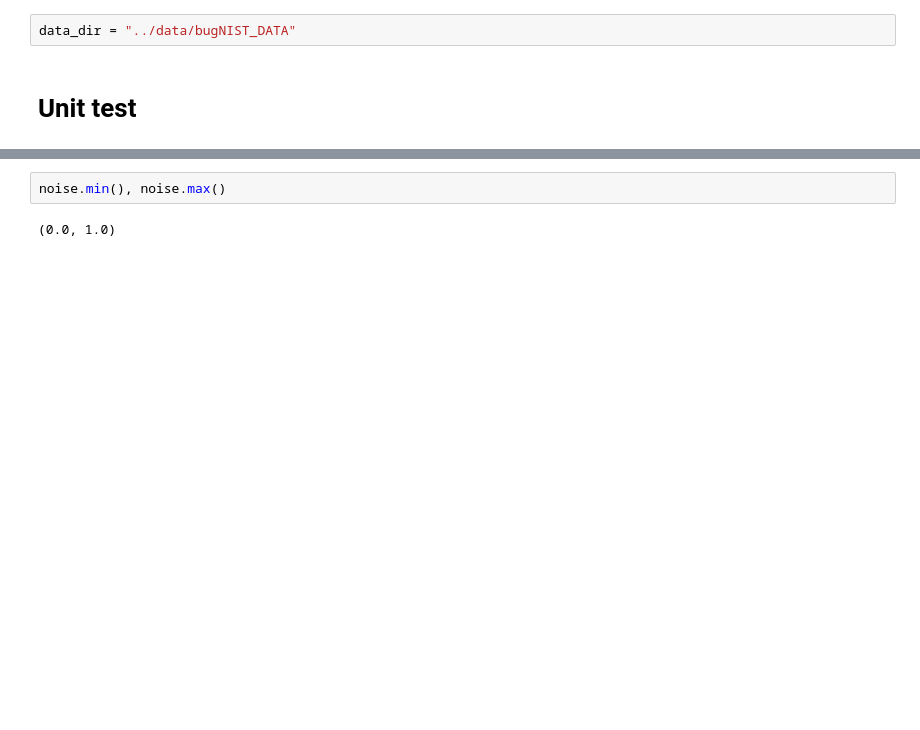
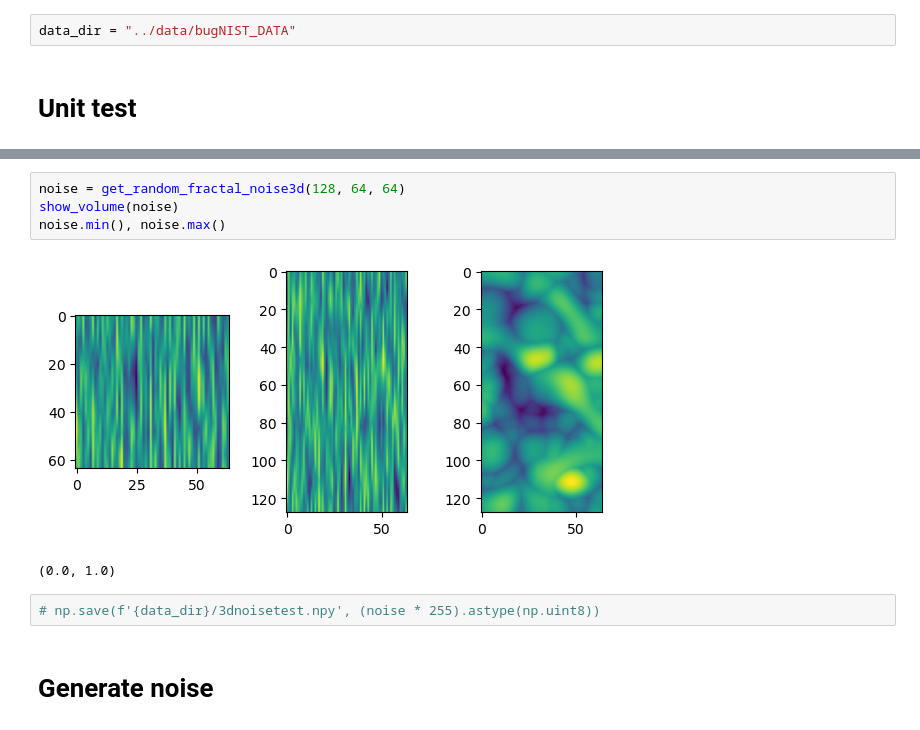
Before and after one commit to R0ner/cnn-context, a Jupyter notebook: notebooks/bn-07-3dperlin.ipynb, the cells around one changed output, grey strips where cells are left out. Drawn from its saved outputs; the diff is of its cells as text; blank space fills up the shorter version.

```diff
--- a/notebooks/bn-07-3dperlin.ipynb
+++ b/notebooks/bn-07-3dperlin.ipynb
@@ -35,4 +31,11 @@ show_volume(noise)
-# %%
-noise.min(), noise.max()
-# %% [output]
-(0.0, 1.0)
+# %%
+noise = get_random_fractal_noise3d(128, 64, 64)
+show_volume(noise)
+noise.min(), noise.max()
+# %% [output]
+[figure, added]
+(0.0, 1.0)
+# %%
+# np.save(f'{data_dir}/3dnoisetest.npy', (noise * 255).astype(np.uint8))
+# %% [markdown]
+# Generate noise
```
Also changed, not shown: parts of 5 cells of this notebook.
